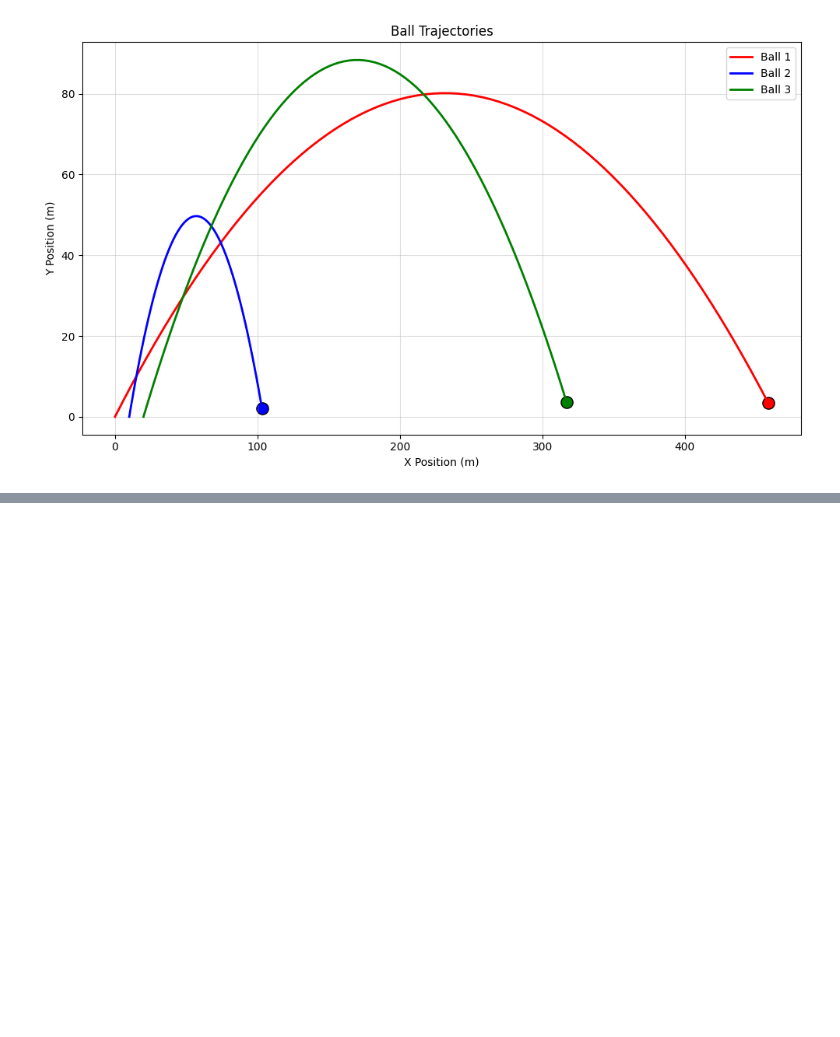
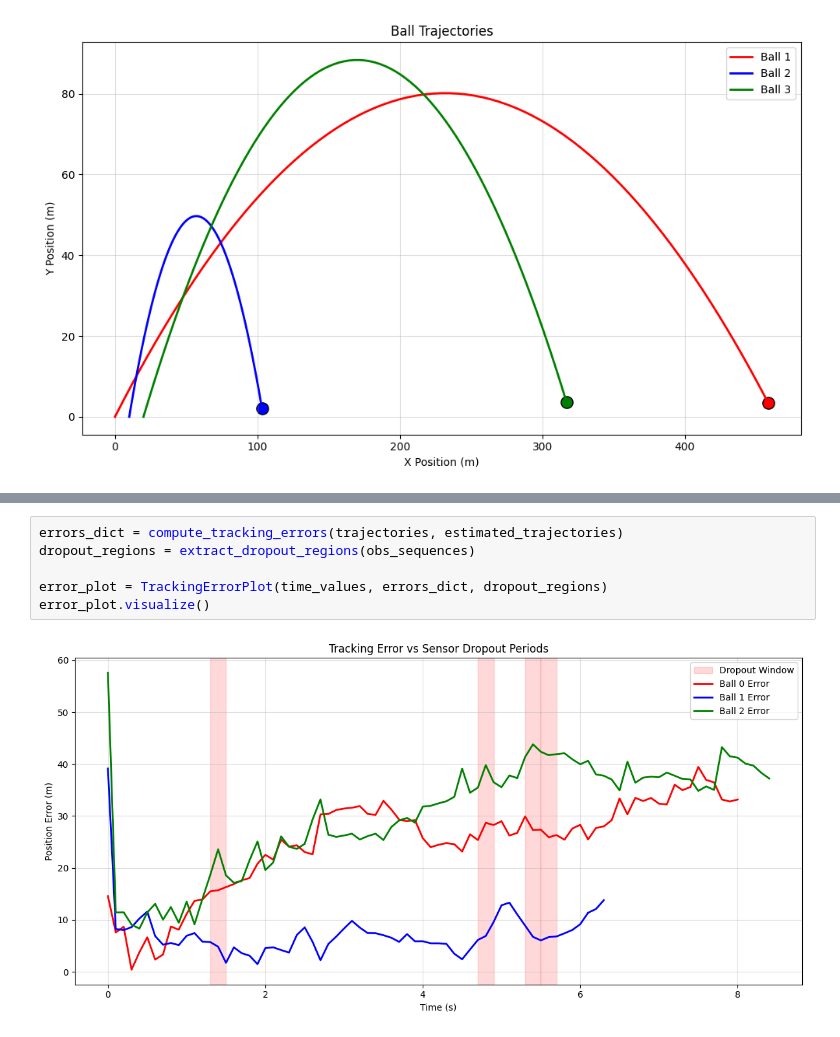
Before and after one commit to DamianJack/ball-tracking-particle-filter, a Jupyter notebook: src/ball_tracking.ipynb, the cells around one changed output, grey strips where cells are left out. Drawn from its saved outputs; the diff is of its cells as text; blank space fills up the shorter version.

```diff
--- a/src/ball_tracking.ipynb
+++ b/src/ball_tracking.ipynb
@@ -188,0 +208,8 @@ t= 8.40s  ||      N/A       |       N/A      ||      N/A       |       N/A
+# %%
+errors_dict = compute_tracking_errors(trajectories, estimated_trajectories)
+dropout_regions = extract_dropout_regions(obs_sequences)
+
+error_plot = TrackingErrorPlot(time_values, errors_dict, dropout_regions)
+error_plot.visualize()
+# %% [output]
+[figure, added]
```
Also changed, not shown: parts of 4 cells of this notebook, 1 other file.
